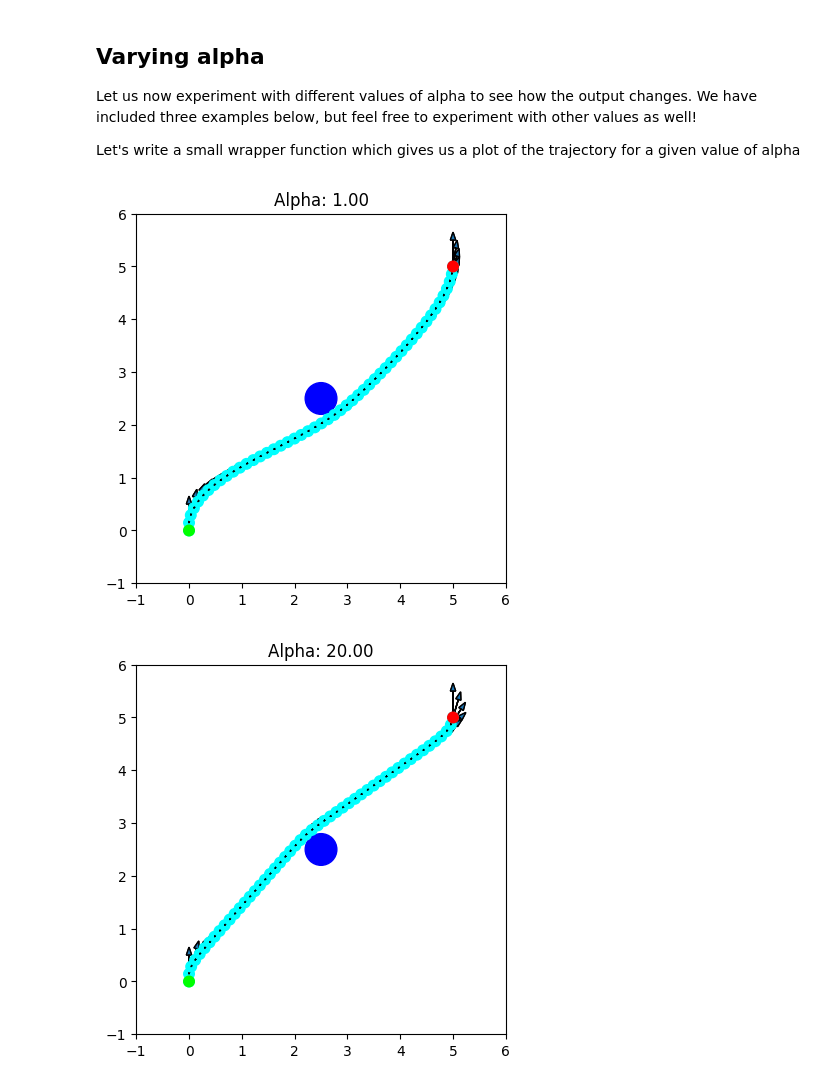
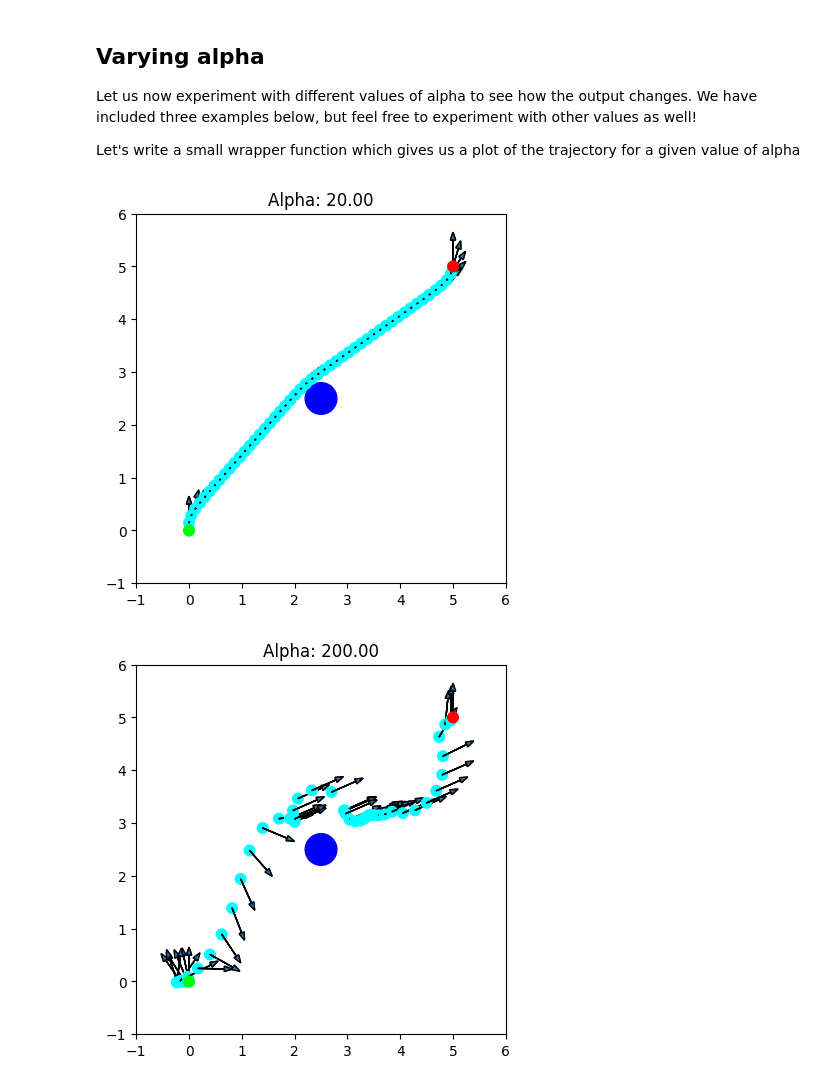
Before and after one commit to QuangMDoan/autonomy, a Jupyter notebook: hw2p1/P1_trajectory_optimization.ipynb, the cells around one changed output. Cells and saved outputs as stored; diff of their text form; code cells hidden in the pictures.

```diff
--- a/hw2p1/P1_trajectory_optimization.ipynb
+++ b/hw2p1/P1_trajectory_optimization.ipynb
@@ -146,12 +146,9 @@ def optimize_trajectory(alpha: float = 1.0, verbose: bool = False):
         t_f, _, u = unpack_decision_variables(z)
         dt = t_f / N
 
-        ccost = 0
-        for i in range(N):
-            v, omega = u[i]  # Extract linear and angular velocity
-            ccost += (alpha + v**2 + omega**2) * dt
-
-        return ccost
+        # tcost = sum( ( alpha + np.sum(u**2, axis=1) ) * dt)
+        tcost = sum( [ (alpha + v**2 + omega**2) * dt for v, omega in u ]  )
+        return tcost
         ############################## Code ends here ##############################
 
     # Initialize the trajectory with a straight line
@@ -247,10 +244,10 @@ def show_traj_plan(alpha=1.0):
   plt = render_scene(s, print_alpha=alpha)
   plt.show()
 
-show_traj_plan(alpha=1.0)
+show_traj_plan(alpha=20.0)
 # %% [output]
-[figure, old version]
+[figure, new version]
 # %%
-show_traj_plan(alpha=20.0)
+show_traj_plan(alpha=200.0)
 # %% [output]
-[figure, old version]
+[figure, new version]
```
